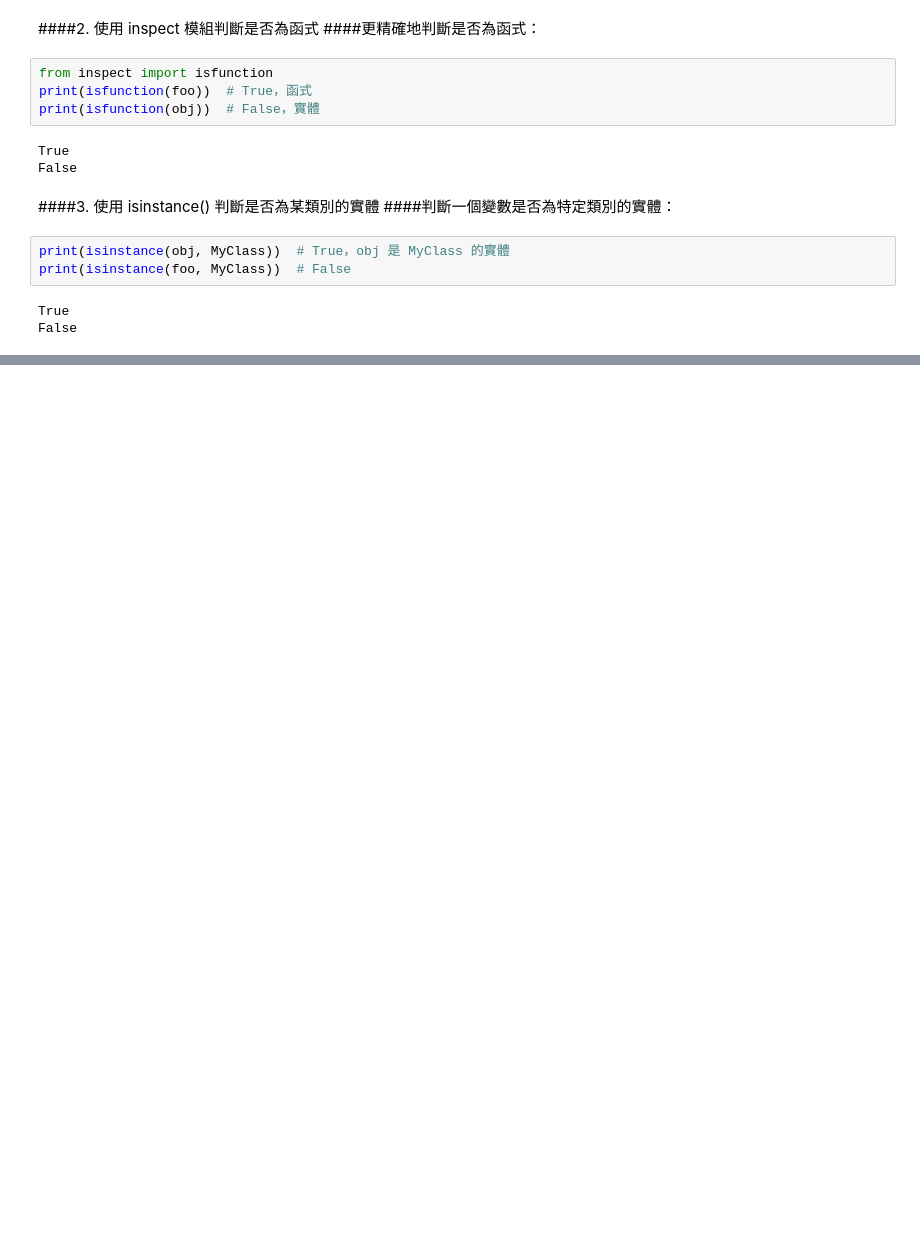
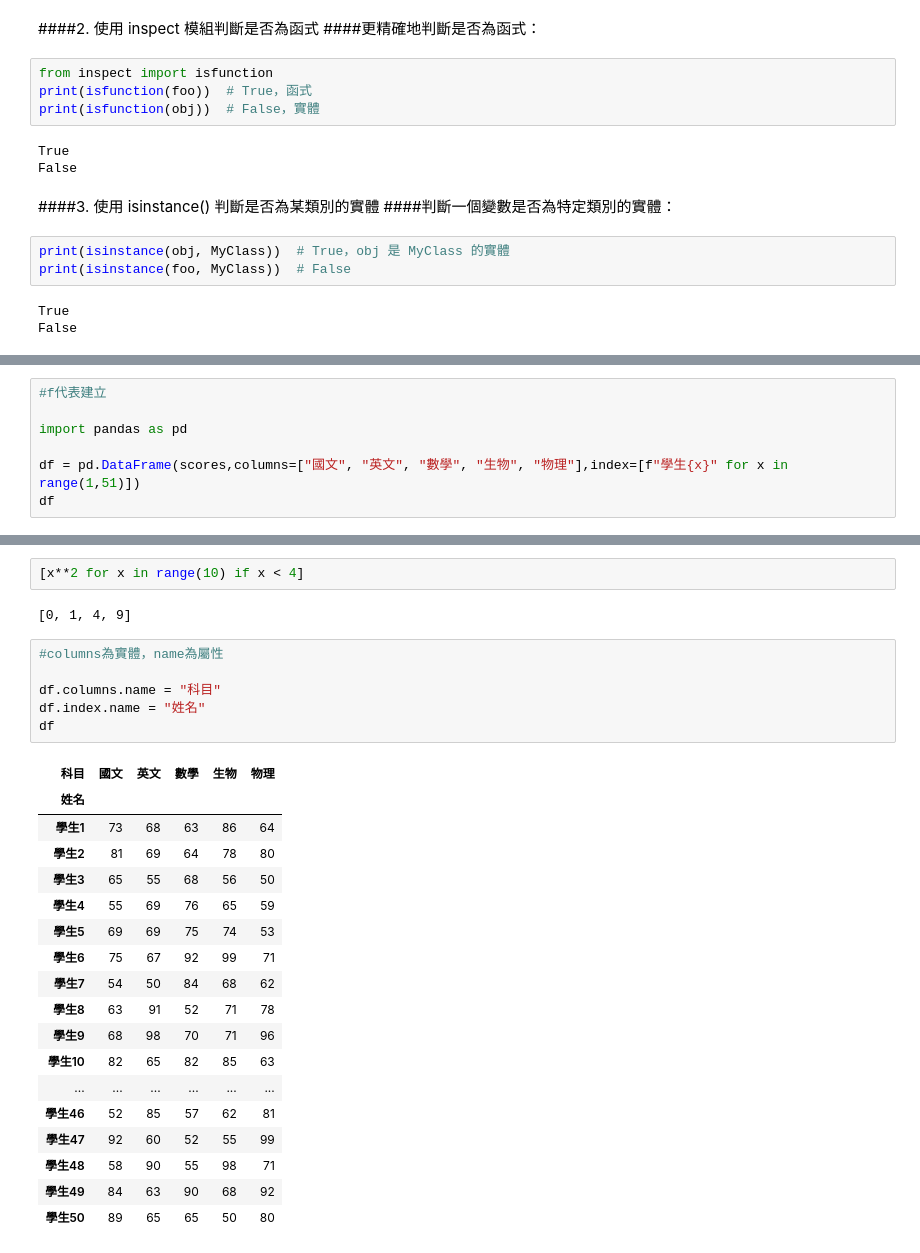
Before and after one commit to lawrence1888/python2025, a Jupyter notebook: lesson13/lesson13_2.ipynb, the cells around one changed output, grey strips where cells are left out. Drawn from its saved outputs; the diff is of its cells as text; blank space fills up the shorter version.

```diff
--- a/lesson13/lesson13_2.ipynb
+++ b/lesson13/lesson13_2.ipynb
@@ -60,0 +85,7 @@ False
+# %%
+#f代表建立
+
+import pandas as pd
+
+df = pd.DataFrame(scores,columns=["國文", "英文", "數學", "生物", "物理"],index=[f"學生{x}" for x in range(1,51)])
+df
@@ -60,0 +110,29 @@ False
+# %%
+[x**2 for x in range(10) if x < 4]
+# %% [output]
+[0, 1, 4, 9]
+# %%
+#columns為實體，name為屬性
+
+df.columns.name = "科目"
+df.index.name = "姓名"
+df
+# %% [output]
+| 科目 | 國文 | 英文 | 數學 | 生物 | 物理 |
+| 姓名 |  |  |  |  |  |
+| 學生1 | 73 | 68 | 63 | 86 | 64 |
+| 學生2 | 81 | 69 | 64 | 78 | 80 |
+| 學生3 | 65 | 55 | 68 | 56 | 50 |
+| 學生4 | 55 | 69 | 76 | 65 | 59 |
+| 學生5 | 69 | 69 | 75 | 74 | 53 |
+| 學生6 | 75 | 67 | 92 | 99 | 71 |
+| 學生7 | 54 | 50 | 84 | 68 | 62 |
+| 學生8 | 63 | 91 | 52 | 71 | 78 |
+| 學生9 | 68 | 98 | 70 | 71 | 96 |
+| 學生10 | 82 | 65 | 82 | 85 | 63 |
+| ... | ... | ... | ... | ... | ... |
+| 學生46 | 52 | 85 | 57 | 62 | 81 |
+| 學生47 | 92 | 60 | 52 | 55 | 99 |
+| 學生48 | 58 | 90 | 55 | 98 | 71 |
+| 學生49 | 84 | 63 | 90 | 68 | 92 |
+| 學生50 | 89 | 65 | 65 | 50 | 80 |
```
Also changed, not shown: parts of 2 cells of this notebook.
